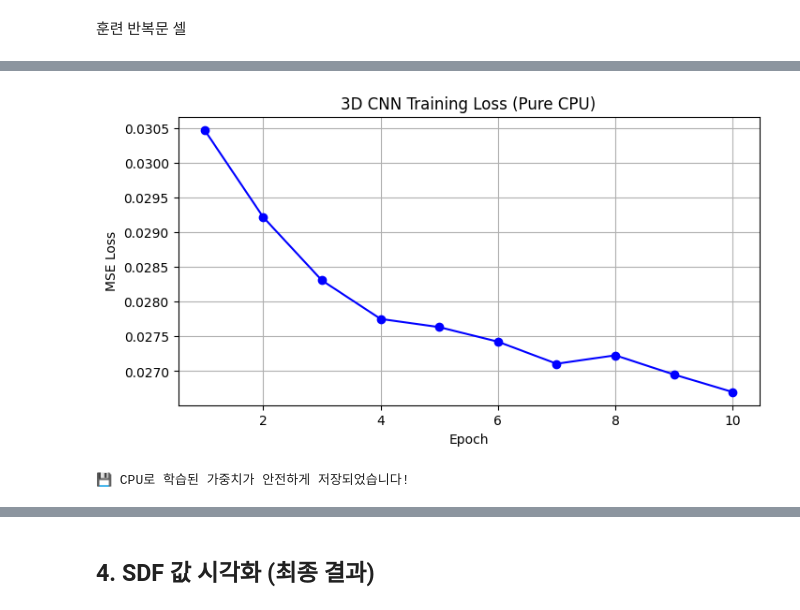
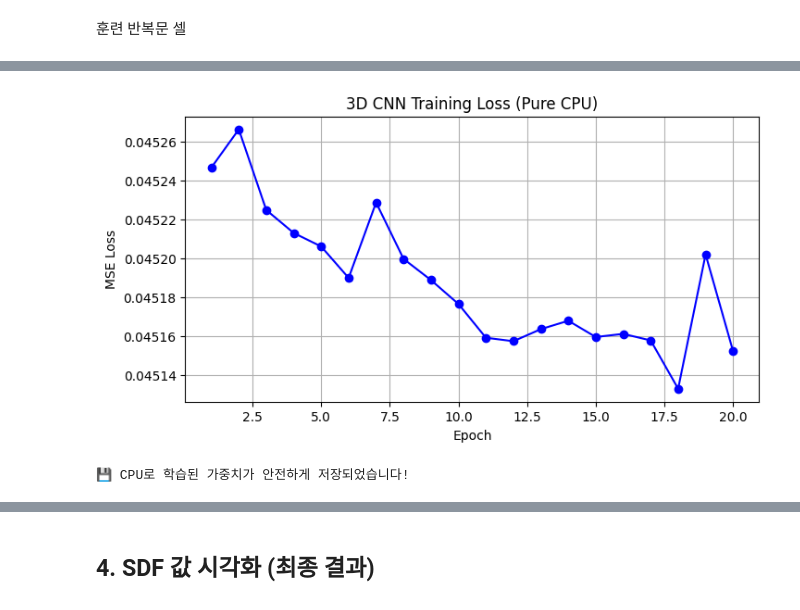
Before and after one commit to ybg1219/reconstruction, a Jupyter notebook: main.ipynb, the cells around one changed output, grey strips where cells are left out. Saved outputs shown, nothing was run; the diff lists cells and outputs as text; code cells hidden in the pictures.

Commit message:
featNN : add polynomial loss, upgrade resolution

```diff
--- a/main.ipynb
+++ b/main.ipynb
@@ -48,14 +40,14 @@ len(ppc_list)
 import os
 import glob
 
-OUTPUT_DIR = "dataset"
+OUTPUT_DIR = "dataset3"
 os.makedirs(OUTPUT_DIR, exist_ok=True)
 
 # Clean up old single shape files to avoid confusion
-# old_files = glob.glob(os.path.join(OUTPUT_DIR, "*.npy"))
-# for f in old_files:
-#     os.remove(f)
-#     print(f"Removed old dataset file: {f}")
+old_files = glob.glob(os.path.join(OUTPUT_DIR, "*.npy"))
+for f in old_files:
+    # os.remove(f)
+    print(f"Removed old dataset file: {f}")
 
 DATASET_SIZE = 200
 ppc_list = [1, 2, 3, 4] * (DATASET_SIZE // 4)
@@ -71,7 +63,6 @@ print(f"\n🚀 Generating {DATASET_SIZE} training samples (SDF + m_c grids)...")
 for i in range(START_INDEX, DATASET_SIZE):
     # 🚨 [수정] 무작위로 섞인 리스트에서 이번 차례의 ppc 값을 꺼내옵니다.
     current_ppc = ppc_list[i]
-
     print(f"\n[{i+1}/{DATASET_SIZE}] Generating shape... (Target PPC: {current_ppc})")
 
     # 1. Generate SDF
@@ -393,16 +385,17 @@ from torch.utils.data import DataLoader
 # 모듈 임포트는 유저님 환경에 맞게 유지
 from modules.sdf_network import SDFNetwork
 from modules.dataset import create_dataloader
+from modules.sdf_network import PolynomialRegularizedSDFLoss
 
 # ==========================================
 # 🚨 1. DirectML 개입 원천 차단 및 순수 CPU 강제 고정
 # ==========================================
 # device = torch.device('cpu')
-print(f"🔒 현재 강제 고정된 디바이스: {device}")
+# print(f"🔒 현재 강제 고정된 디바이스: {device}")
 
 # 2. 데이터로더 생성 (배치 사이즈는 메모리에 맞게 조절)
 print("데이터를 불러옵니다...")
-train_loader = create_dataloader(data_dir="dataset", batch_size=256, in_memory=True)
+train_loader = create_dataloader(data_dir="dataset3", batch_size=256, in_memory=True)
 
 # 3. 모델 및 옵티마이저 생성 (모델을 강제로 CPU로!)
 model = SDFNetwork().to(device)
@@ -410,5 +403,5 @@ model.float() # 강제 float32 포맷팅
 model.train()
 
 optimizer = optim.Adam(model.parameters(), lr=1e-4)
-criterion = nn.MSELoss()
+criterion = PolynomialRegularizedSDFLoss(lambda_reg=1.0).to(device)
 # %% [output]
@@ -424,13 +416,13 @@ import torch
 import matplotlib.pyplot as plt
 from tqdm import tqdm
 
-num_epochs = 30
+num_epochs = 20
 train_losses = []
 
 start_time = time.time()
 
 # 🚨 [추가] 전체 데이터의 10%만 보고 다음 에폭으로 넘어가도록 설정
-max_batches_per_epoch = len(train_loader) // 10
+max_batches_per_epoch = len(train_loader) // 2
 
 for epoch in range(num_epochs):
     running_loss = 0.0
@@ -448,9 +440,10 @@ for epoch in range(num_epochs):
         if feature_patch.dim() == 4:
             feature_patch = feature_patch.unsqueeze(1)
 
+        pred_sdf = model(feature_patch)
+        loss = criterion(pred_sdf, sdf_target)
+
         optimizer.zero_grad()
-        pred_sdf = model(feature_patch)
-        loss = criterion(pred_sdf.squeeze(-1), sdf_target.squeeze(-1))
         loss.backward()
         optimizer.step()
 
@@ -627,21 +477,21 @@ plt.show()
 # %%
 
 # ==========================================
 # 5. Loss 그래프 시각화
 # ==========================================
 plt.figure(figsize=(8, 4))
 plt.plot(range(1, num_epochs + 1), train_losses, marker='o', linestyle='-', color='b')
 plt.title("3D CNN Training Loss (Pure CPU)")
 plt.xlabel("Epoch")
 plt.ylabel("MSE Loss")
 plt.grid(True)
 plt.show()
 
 # 6. 소중한 가중치 저장
-torch.save(model.state_dict(), "sdf_network_cpu.pth")
+# torch.save(model.state_dict(), "sdf_network_cpu.pth")
 print("💾 CPU로 학습된 가중치가 안전하게 저장되었습니다!")
 # %% [output]
-[figure, old version]
+[figure, new version]
 💾 CPU로 학습된 가중치가 안전하게 저장되었습니다!
 # %%
 import time
```
Also changed, not shown: parts of 23 cells of this notebook, 4 other files.
